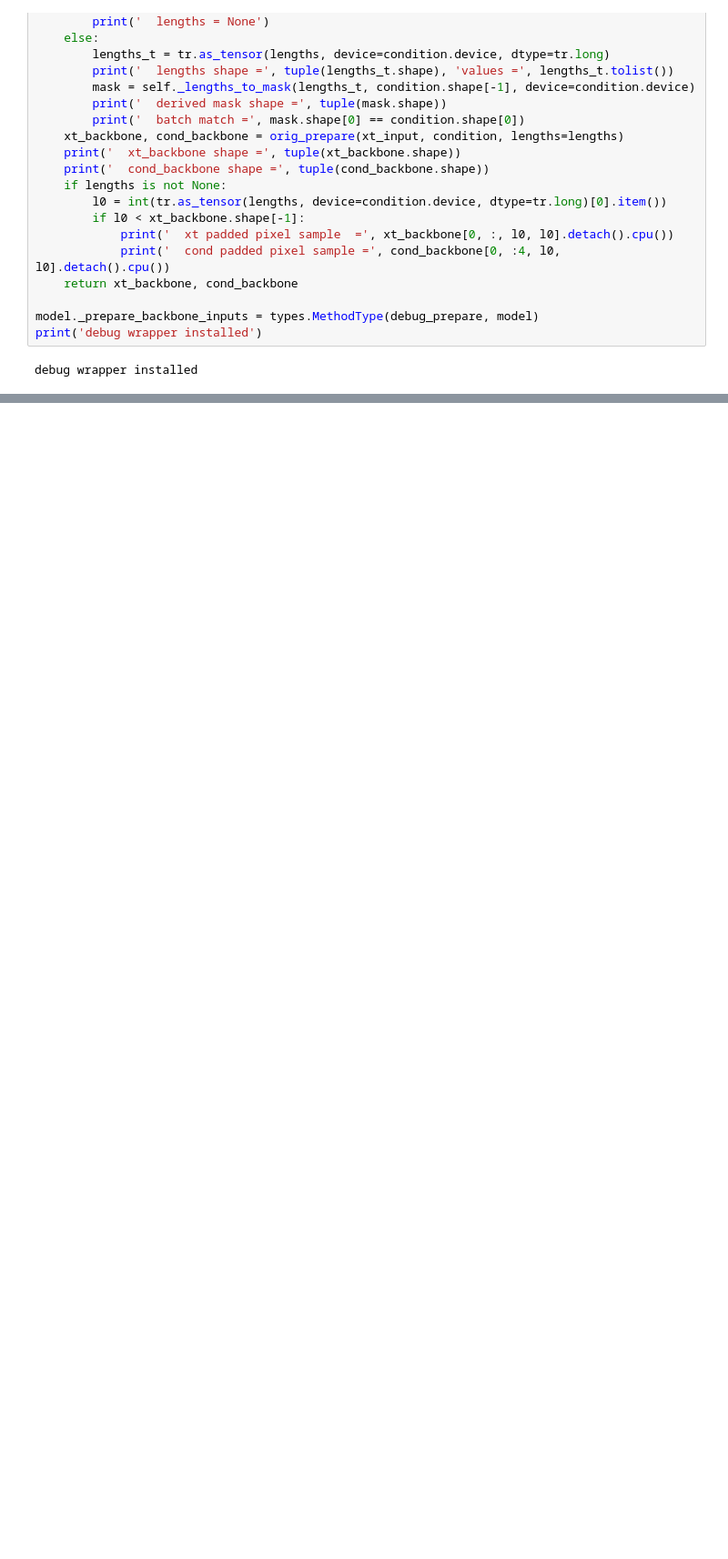
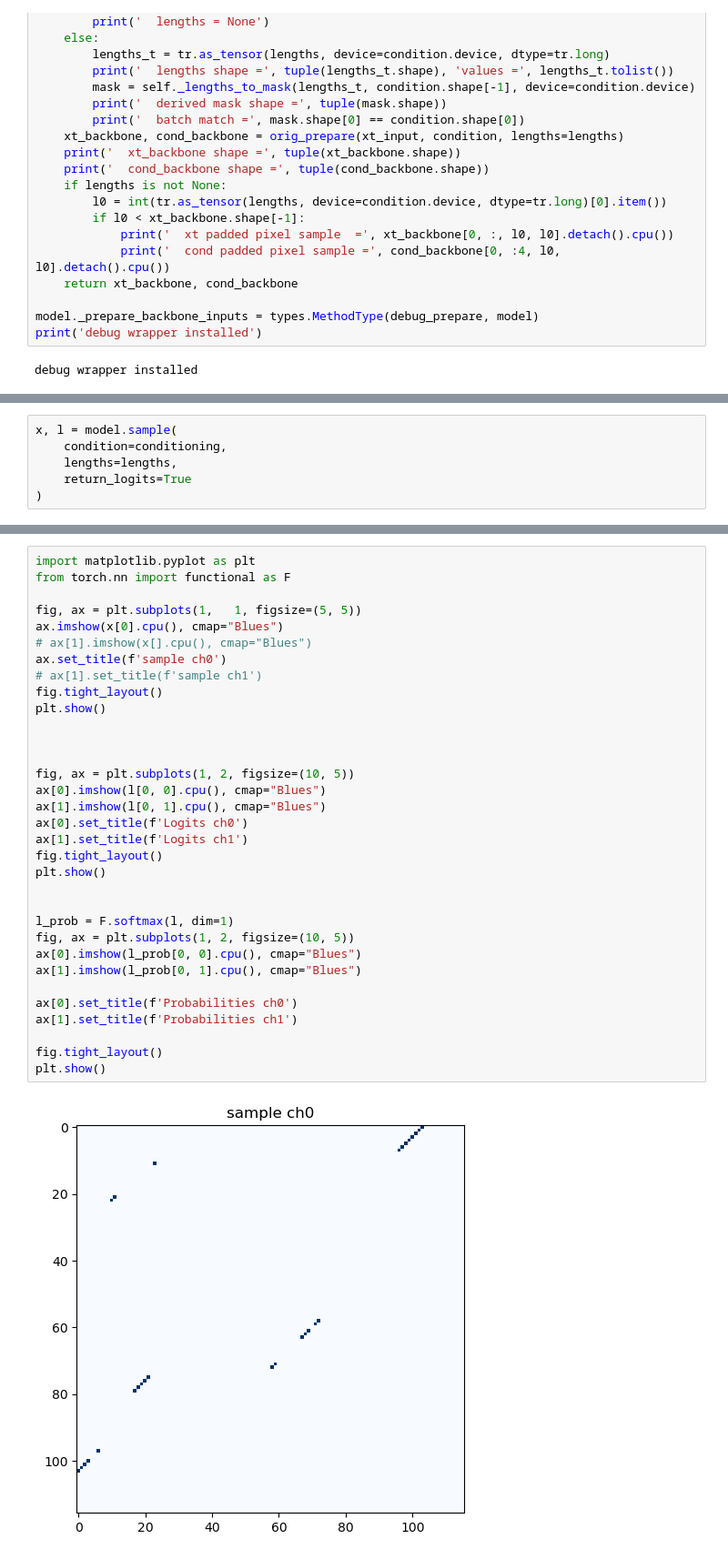
Before and after one commit to gkulemeyer/RNADiffusion, a Jupyter notebook: archive/check_ensemble.ipynb, the cells around one changed output, grey strips where cells are left out. Shown at 91% size. Saved outputs shown, nothing was run; the diff lists cells and outputs as text; blank space fills up the shorter version.

```diff
--- a/archive/check_ensemble.ipynb
+++ b/archive/check_ensemble.ipynb
@@ -204,0 +231,6 @@ for i, length in enumerate(lengths.tolist()):
+# %%
+x, l = model.sample(
+    condition=conditioning,
+    lengths=lengths,
+    return_logits=True
+)
@@ -204,0 +241,35 @@ for i, length in enumerate(lengths.tolist()):
+# %%
+import matplotlib.pyplot as plt
+from torch.nn import functional as F
+
+fig, ax = plt.subplots(1,   1, figsize=(5, 5))
+ax.imshow(x[0].cpu(), cmap="Blues")
+# ax[1].imshow(x[].cpu(), cmap="Blues")
+ax.set_title(f'sample ch0')
+# ax[1].set_title(f'sample ch1')
+fig.tight_layout()
+plt.show()
+
+
+
+fig, ax = plt.subplots(1, 2, figsize=(10, 5))
+ax[0].imshow(l[0, 0].cpu(), cmap="Blues")
+ax[1].imshow(l[0, 1].cpu(), cmap="Blues")
+ax[0].set_title(f'Logits ch0')
+ax[1].set_title(f'Logits ch1')
+fig.tight_layout()
+plt.show()
+
+
+l_prob = F.softmax(l, dim=1)
+fig, ax = plt.subplots(1, 2, figsize=(10, 5))
+ax[0].imshow(l_prob[0, 0].cpu(), cmap="Blues")
+ax[1].imshow(l_prob[0, 1].cpu(), cmap="Blues")
+
+ax[0].set_title(f'Probabilities ch0')
+ax[1].set_title(f'Probabilities ch1')
+
+fig.tight_layout()
+plt.show()
+# %% [output]
+[figure, added]
```
Also changed, not shown: parts of 15 cells of this notebook, 15 other files.
